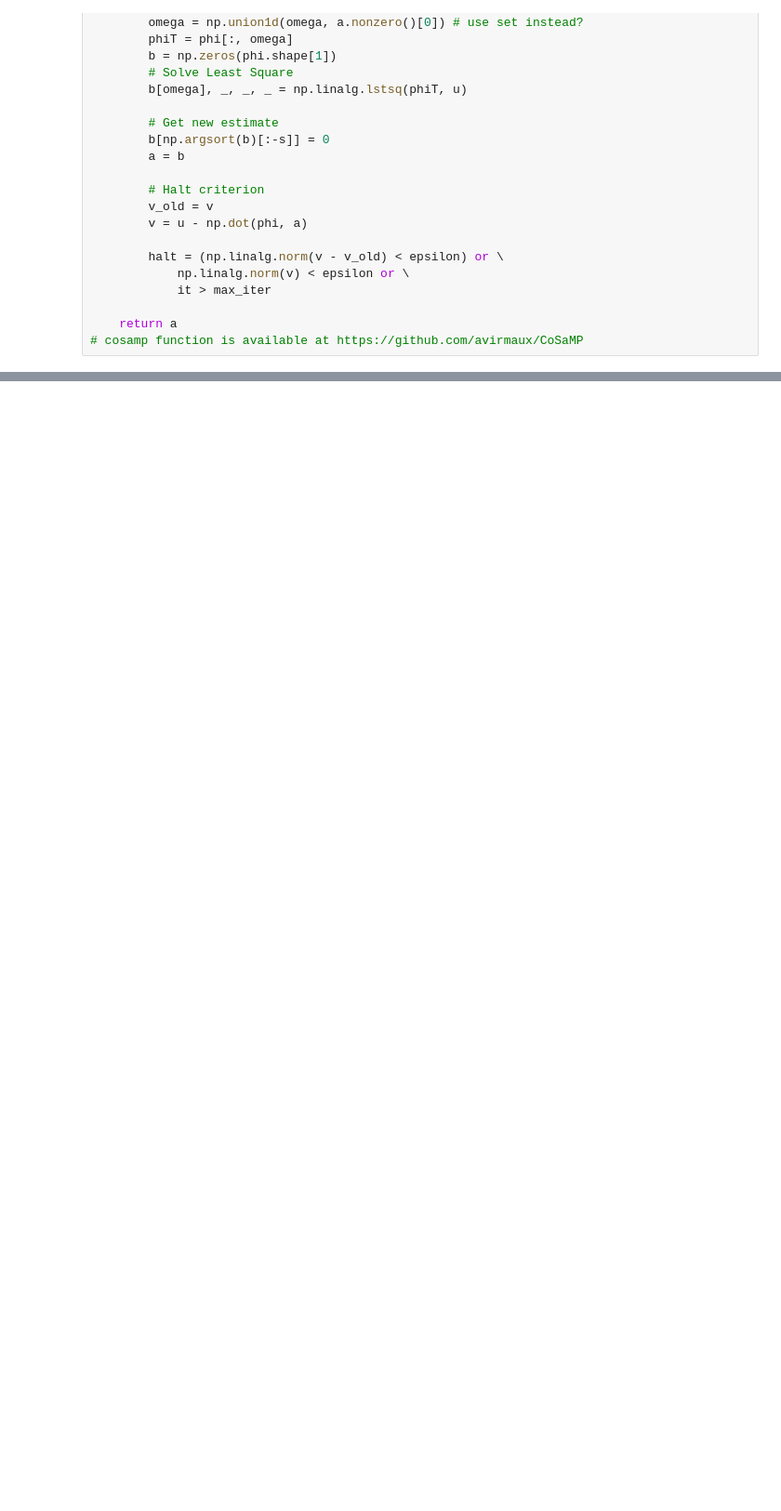
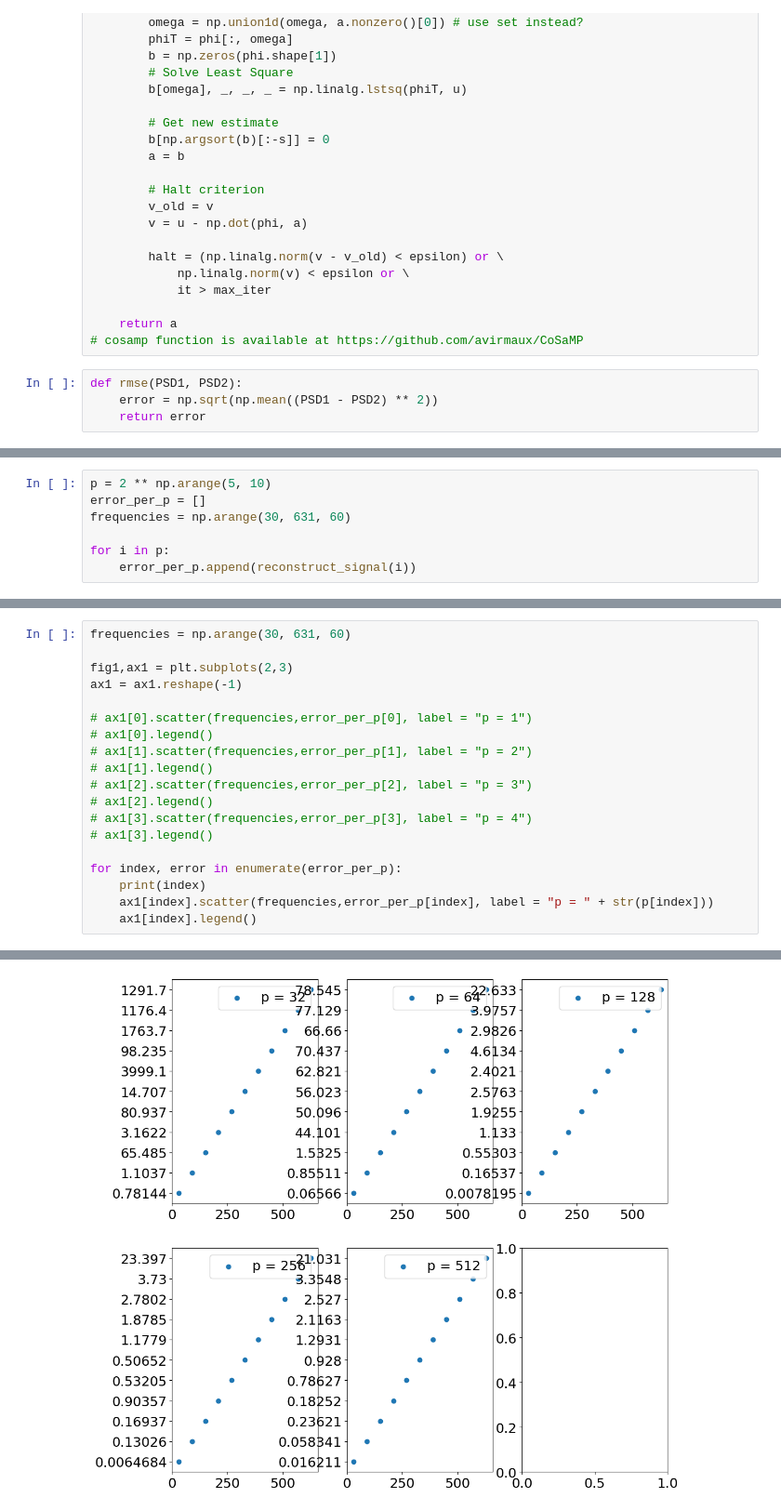
Before and after one commit to LorenzoJoquino/Physics215Project_CompSensGroup, a Jupyter notebook: notebooks/AddingSineWavesCompression.ipynb, the cells around one changed output, grey strips where cells are left out. Shown: that part at 93% size. Drawn from its saved outputs; the diff is of its cells as text; blank space fills up the shorter version.

Commit message:
error of reconstructed PSD with varying random points

```diff
--- a/notebooks/AddingSineWavesCompression.ipynb
+++ b/notebooks/AddingSineWavesCompression.ipynb
@@ -37,6 +37,10 @@ def cosamp(phi, u, s, epsilon=1e-10, max_iter=1000):
 
     return a
 # cosamp function is available at https://github.com/avirmaux/CoSaMP
+# %%
+def rmse(PSD1, PSD2):
+    error = np.sqrt(np.mean((PSD1 - PSD2) ** 2))
+    return error
 # %%
 import numpy as np
 import matplotlib.pyplot as plt
@@ -175,0 +215,7 @@ Iteration 9
+# %%
+p = 2 ** np.arange(5, 10)
+error_per_p = []
+frequencies = np.arange(30, 631, 60)
+
+for i in p:
+    error_per_p.append(reconstruct_signal(i))
@@ -175,0 +239,20 @@ Iteration 9
+# %%
+frequencies = np.arange(30, 631, 60)
+
+fig1,ax1 = plt.subplots(2,3)
+ax1 = ax1.reshape(-1)
+
+# ax1[0].scatter(frequencies,error_per_p[0], label = "p = 1")
+# ax1[0].legend()
+# ax1[1].scatter(frequencies,error_per_p[1], label = "p = 2")
+# ax1[1].legend()
+# ax1[2].scatter(frequencies,error_per_p[2], label = "p = 3")
+# ax1[2].legend()
+# ax1[3].scatter(frequencies,error_per_p[3], label = "p = 4")
+# ax1[3].legend()
+
+for index, error in enumerate(error_per_p):
+    print(index)
+    ax1[index].scatter(frequencies,error_per_p[index], label = "p = " + str(p[index]))
+    ax1[index].legend()
+# %% [output]
@@ -175,0 +264 @@ Iteration 9
+[figure, added]
```
Also changed, not shown: parts of 7 cells of this notebook.
